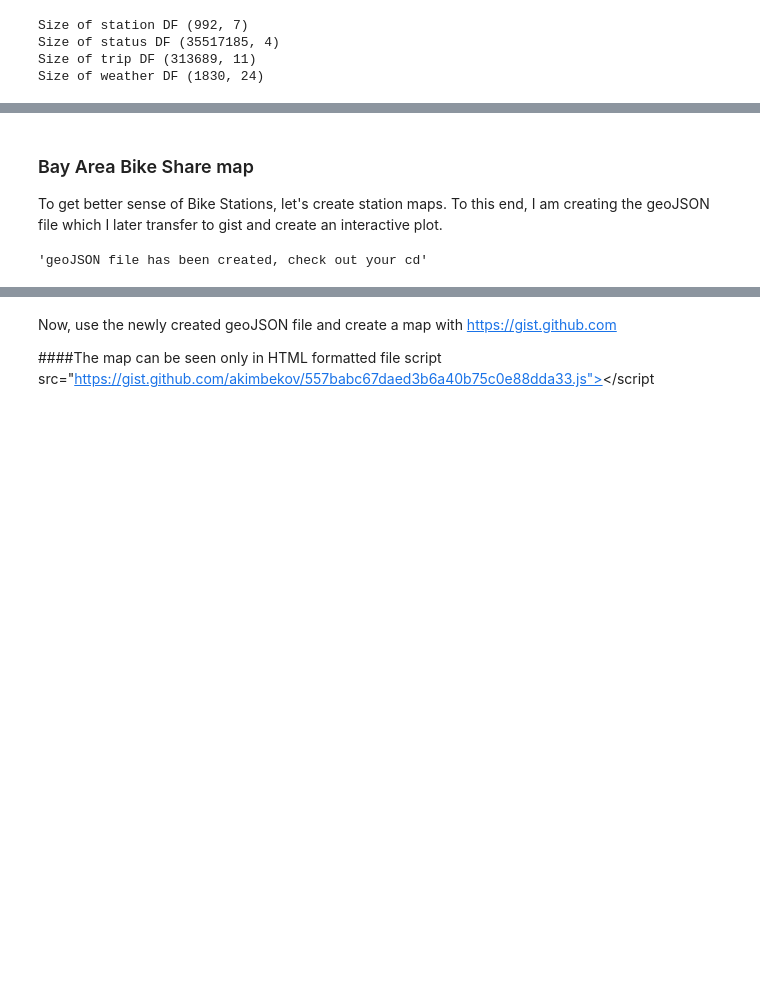
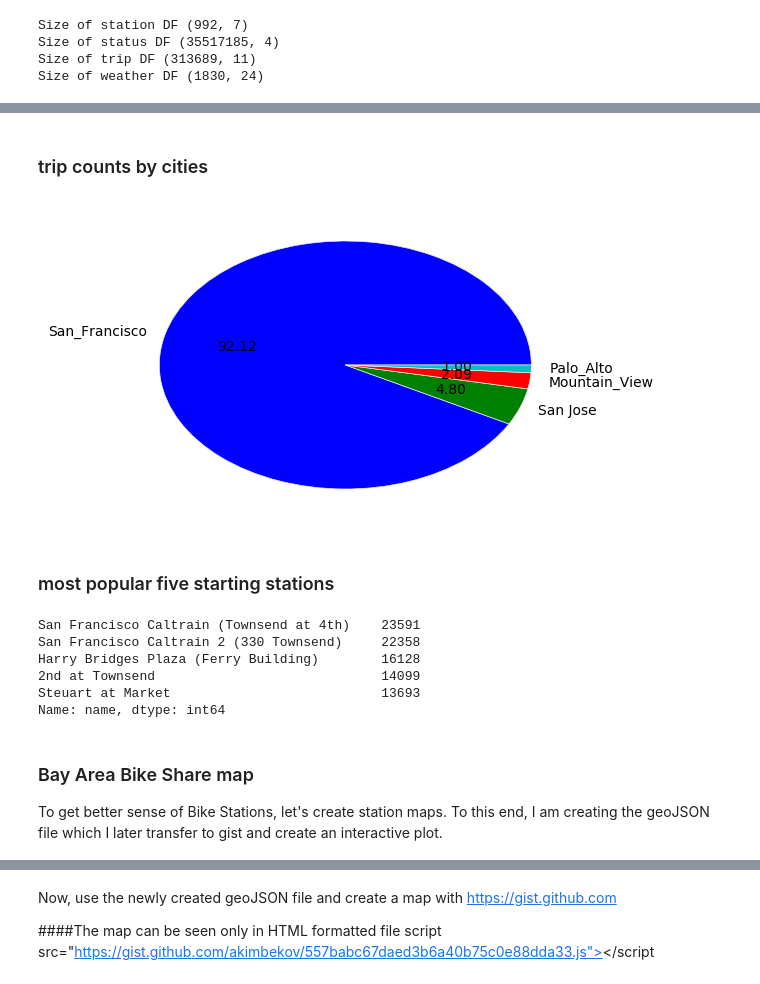
Before and after one commit to pamelot317/SF_bike_share, a Jupyter notebook: sf_bike_share_project141.ipynb, the cells around one changed output, grey strips where cells are left out. Cells and saved outputs as stored; diff of their text form; code cells hidden in the pictures; blank space fills up the shorter version.

```diff
--- a/sf_bike_share_project141.ipynb
+++ b/sf_bike_share_project141.ipynb
@@ -43,3 +65,22 @@ Size of weather DF (1830, 24)
+# %% [markdown]
+### trip counts by cities
+# %%
+by_cities = merged_st.landmark.value_counts()
+_ = plt.pie(by_cities, labels=['San_Francisco', 'San Jose', 'Mountain_View', 'Palo_Alto'], autopct='%.2f')
+#plt.savefig('./Pictures/by_cities.png') #run it only once
+# %% [output]
+[figure, added]
+# %% [markdown]
+### most popular five starting stations
+# %%
+merged_st.name.value_counts()[:5]
+# %% [output]
+San Francisco Caltrain (Townsend at 4th)    23591
+San Francisco Caltrain 2 (330 Townsend)     22358
+Harry Bridges Plaza (Ferry Building)        16128
+2nd at Townsend                             14099
+Steuart at Market                           13693
+Name: name, dtype: int64
 # %% [markdown]
 <h3> Bay Area Bike Share map </h3>
 To get better sense of Bike Stations, let's create station maps. To this end, I am creating the geoJSON file which I later transfer to gist and create an interactive plot.
@@ -89,7 +144,2 @@ def create_map(df):
             f.write(dumps(geo_map))
     return "geoJSON file has been created, check out your cd"
-# %%
-station.dropna(inplace=True) #To be sure, though there should be any NAs
-create_map(station)
-# %% [output]
-'geoJSON file has been created, check out your cd'
```
Also changed, not shown: parts of 9 cells of this notebook, 6 other files.
